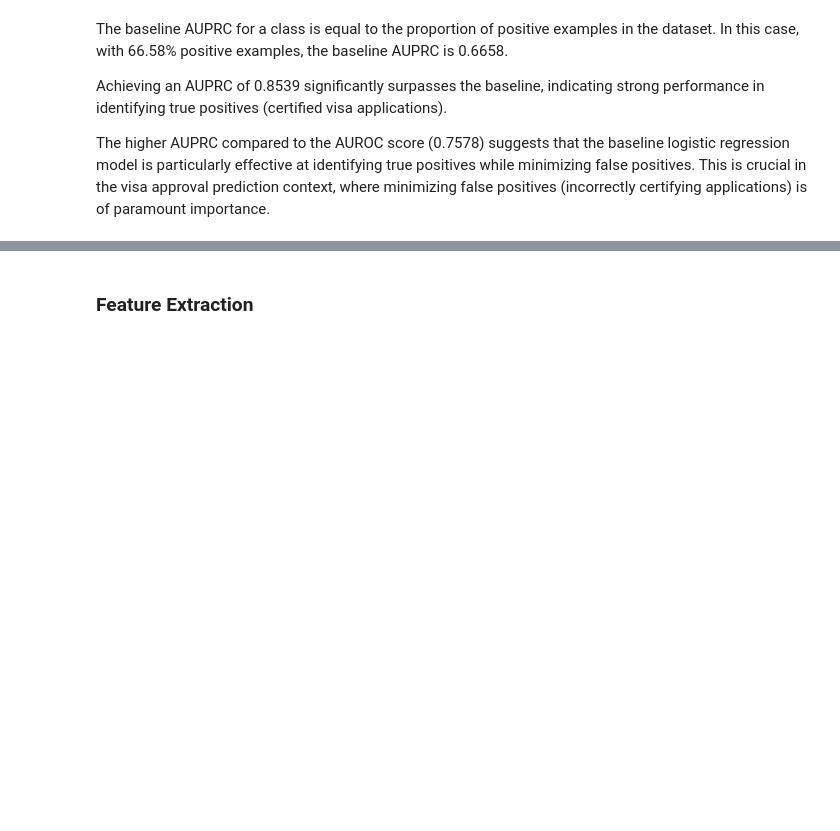
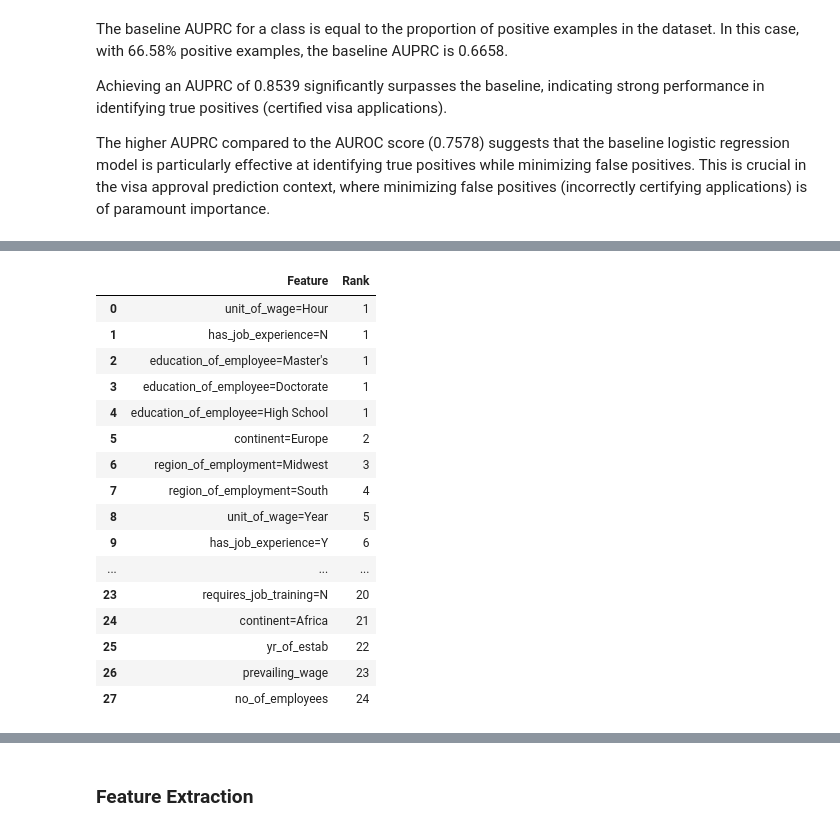
Before and after one commit to wanyingng/visa-approval-prediction, a Jupyter notebook: notebook/model_training.ipynb, the cells around one changed output, grey strips where cells are left out. Drawn from its saved outputs; the diff is of its cells as text; code cells hidden in the pictures; blank space fills up the shorter version.

```diff
--- a/notebook/model_training.ipynb
+++ b/notebook/model_training.ipynb
@@ -613,0 +646,31 @@ The higher AUPRC compared to the AUROC score (0.7578) suggests that the baseline
+# %%
+# Retrieve feature names
+feature_names = list(dv.get_feature_names_out())
+
+# Get feature rankings
+feature_rankings = rfecv.ranking_
+
+# Create a DataFrame sorted by rank
+feature_importance_df = pd.DataFrame({'Feature': feature_names,
+                                      'Rank': feature_rankings}).sort_values(by='Rank').reset_index(drop=True)
+
+# Show the feature ranking
+feature_importance_df
+# %% [output]
+|  | Feature | Rank |
+| 0 | unit_of_wage=Hour | 1 |
+| 1 | has_job_experience=N | 1 |
+| 2 | education_of_employee=Master's | 1 |
+| 3 | education_of_employee=Doctorate | 1 |
+| 4 | education_of_employee=High School | 1 |
+| 5 | continent=Europe | 2 |
+| 6 | region_of_employment=Midwest | 3 |
+| 7 | region_of_employment=South | 4 |
+| 8 | unit_of_wage=Year | 5 |
+| 9 | has_job_experience=Y | 6 |
+| ... | ... | ... |
+| 23 | requires_job_training=N | 20 |
+| 24 | continent=Africa | 21 |
+| 25 | yr_of_estab | 22 |
+| 26 | prevailing_wage | 23 |
+| 27 | no_of_employees | 24 |
```
Also changed, not shown: parts of 20 cells of this notebook.
